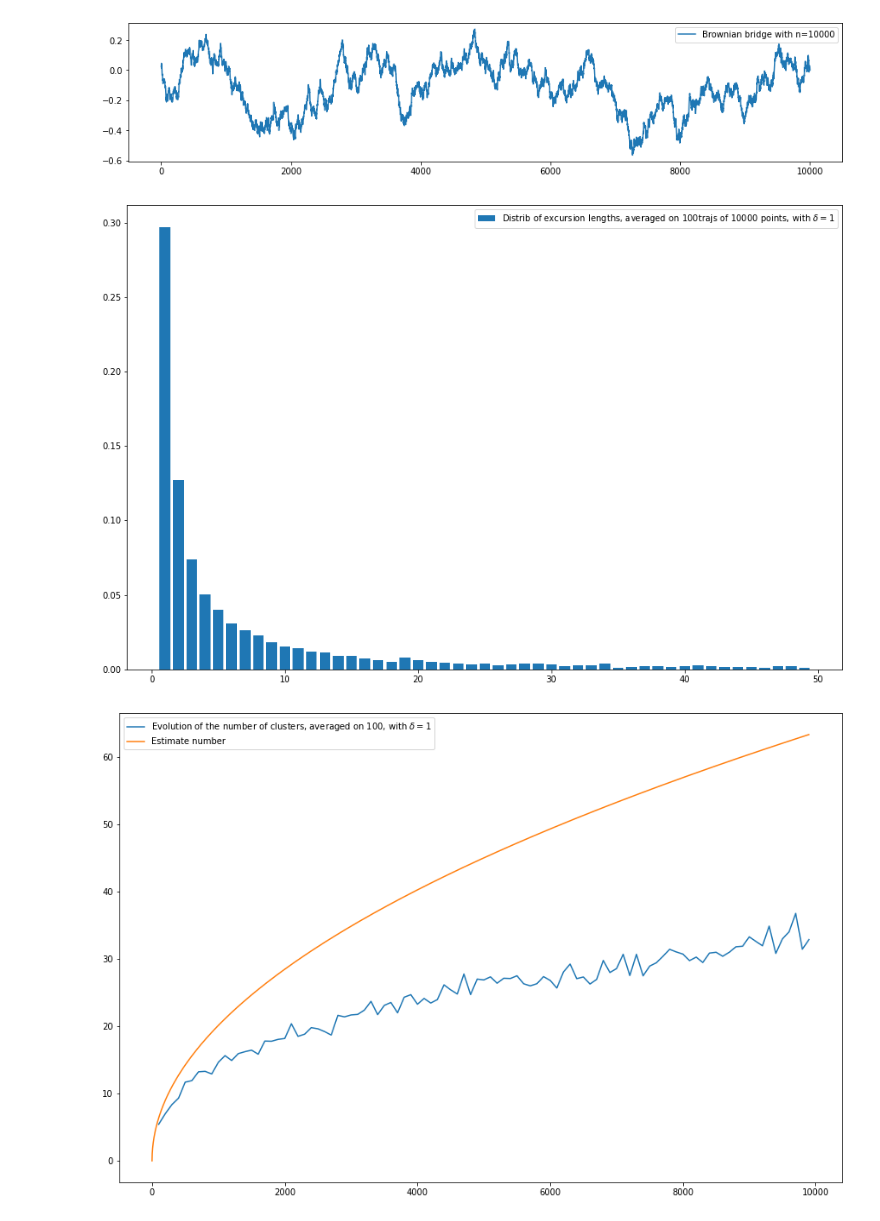
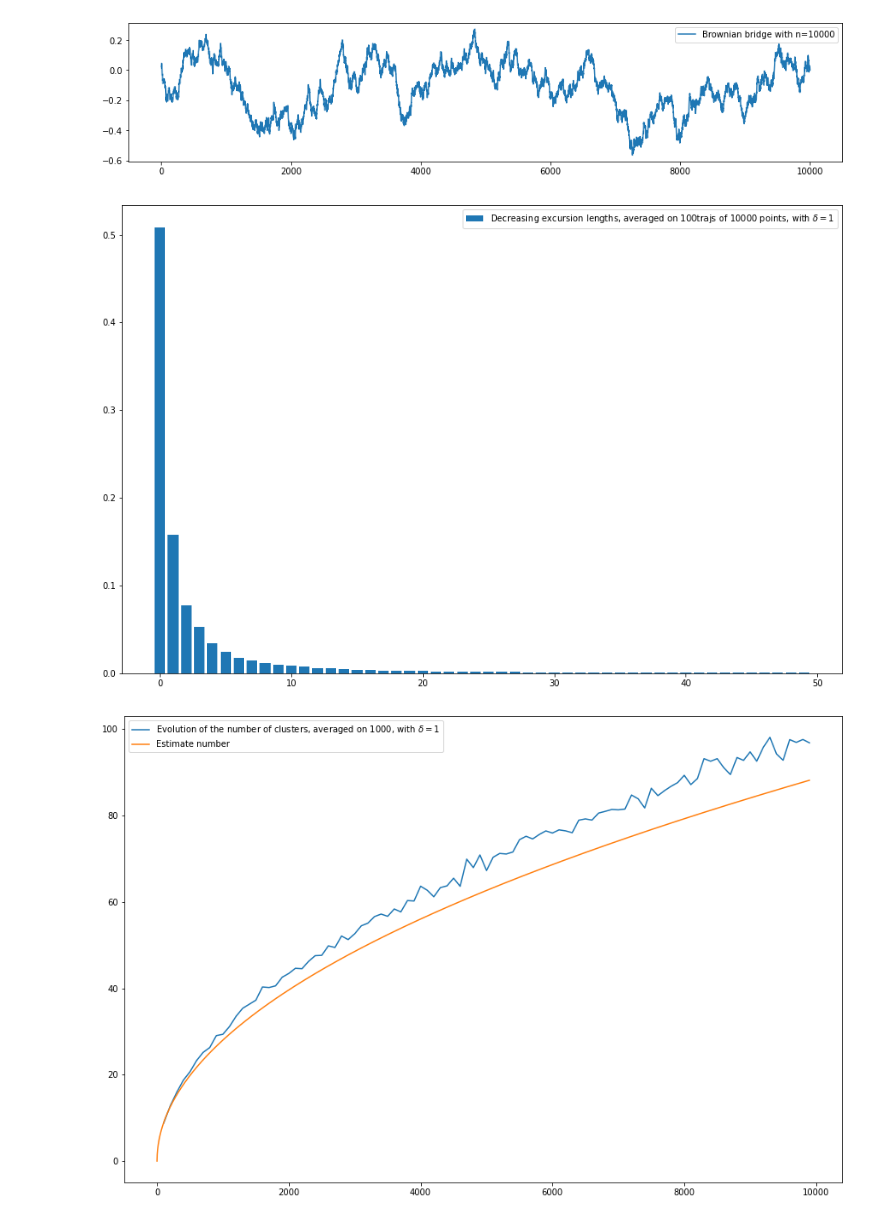
Before and after one commit to MatthieuDarcy/BMLPitmanYor, a Jupyter notebook: Simulation/Kingman Bessel Sampling.ipynb, the cells around one changed output. Drawn from its saved outputs; the diff is of its cells as text; code cells hidden in the pictures.

```diff
--- a/Simulation/Kingman Bessel Sampling.ipynb
+++ b/Simulation/Kingman Bessel Sampling.ipynb
@@ -179,10 +122,0 @@ The comparison with the Euclidean norm of a Brownian motion, which is strictly e
-# %%
-delta = 1.5
-n = 10000
-traj = implicit_bessel(delta, n)
-
-print("Number of points of the trajectory below 0.1:", (traj<1e-1).sum())
-
-fig, ax = plt.subplots(figsize=(15,3))
-ax.plot(traj, label="Bessel (implicit scheme) process with $\delta=$"+str(delta))
-_ = plt.legend()
@@ -192,10 +122,0 @@ Number of points of the trajectory below 0.1: 29
-# %%
-delta = 2
-n = 10000
-traj = implicit_bessel(delta, n)
-
-print("Number of points of the trajectory below 0.1:", (traj<1e-1).sum())
-
-fig, ax = plt.subplots(figsize=(15,3))
-ax.plot(traj, label="Bessel process (implicit scheme) with $\delta=$"+str(delta))
-_ = plt.legend()
@@ -335,17 +230,0 @@ _ = plt.legend()
-# %%
-delta = 0.5 # delta = 2*(1-alpha) ie alpha = 3/4
-alpha = 1-delta/2
-n_trajs = 100
-n_tab = np.arange(100,10000,100)
-thr = 1e-1
-
-nb_clusters = np.zeros(len(n_tab))
-for i in range(len(n_tab)):
-  for j in range(n_trajs):
-    traj = explicit_bessel(delta, n_tab[i])
-    nb_clusters[i] += (excursion_lengths(traj, thr=thr)>0).sum() # Discard the clusters of length 1, they are more than there should be, due to the discretization of the trajectory (cluster of size 1 contains many excursions of size strictly below too that shouldn't be there), and threshold to detect 0
-nb_clusters /= n_trajs
-
-fig, ax = plt.subplots(figsize=(15,10))
-ax.plot(np.array(n_tab), nb_clusters/(n_tab**alpha/alpha/gamma(alpha)), label="Number of clusters/Estimate number of cluster, averaged on "+str(n_trajs)+", with $\delta=$"+str(delta))
-_ = plt.legend()
@@ -461,28 +362,28 @@ _ = plt.legend()
 # %%
 delta = 1
 n = 10000
 n_trajs = 100
 
-min_cluster = 1
+min_cluster = 0
 max_cluster = 50
 
 len_distrib = np.zeros(n)
 for i in range(n_trajs):
   traj = brownian_bridge(n)
   len_distrib += brownian_excursion_lengths(traj)
 len_distrib /= n_trajs
 len_distrib /= len_distrib.sum()
 
 
 fig, ax = plt.subplots(figsize=(15,10))
-ax.bar(np.arange(min_cluster,max_cluster), len_distrib[min_cluster:max_cluster], label="Distrib of excursion lengths, averaged on "+str(n_trajs)+"trajs of "+str(n)+" points, with $\delta=$"+str(delta))
+ax.bar(np.arange(min_cluster,max_cluster), len_distrib[min_cluster:max_cluster], label="Decreasing excursion lengths, averaged on "+str(n_trajs)+"trajs of "+str(n)+" points, with $\delta=$"+str(delta))
 _ = plt.legend()
 # %% [output]
-[figure, old version]
+[figure, new version]
 # %%
 delta = 1
 alpha = 1-delta/2
-n_trajs = 100
+n_trajs = 1000
 n_tab = np.arange(100,10000,100)
 
 nb_clusters = np.zeros(len(n_tab))
@@ -495,7 +396,7 @@ nb_clusters /= n_trajs
 
 fig, ax = plt.subplots(figsize=(15,10))
 ax.plot(np.array(n_tab), nb_clusters, label="Evolution of the number of clusters, averaged on "+str(n_trajs)+", with $\delta=$"+str(delta))
-ax.plot(np.arange(n_tab[-1]), np.arange(n_tab[-1])**alpha/gamma(alpha+1)/gamma(alpha), label="Estimate number")
+ax.plot(np.arange(n_tab[-1]), np.arange(n_tab[-1])**alpha*gamma(alpha+1)/gamma(2*alpha), label="Estimate number")
 _ = plt.legend()
 # %% [output]
-[figure, old version]
+[figure, new version]
```
Also changed, not shown: parts of 32 cells of this notebook.
